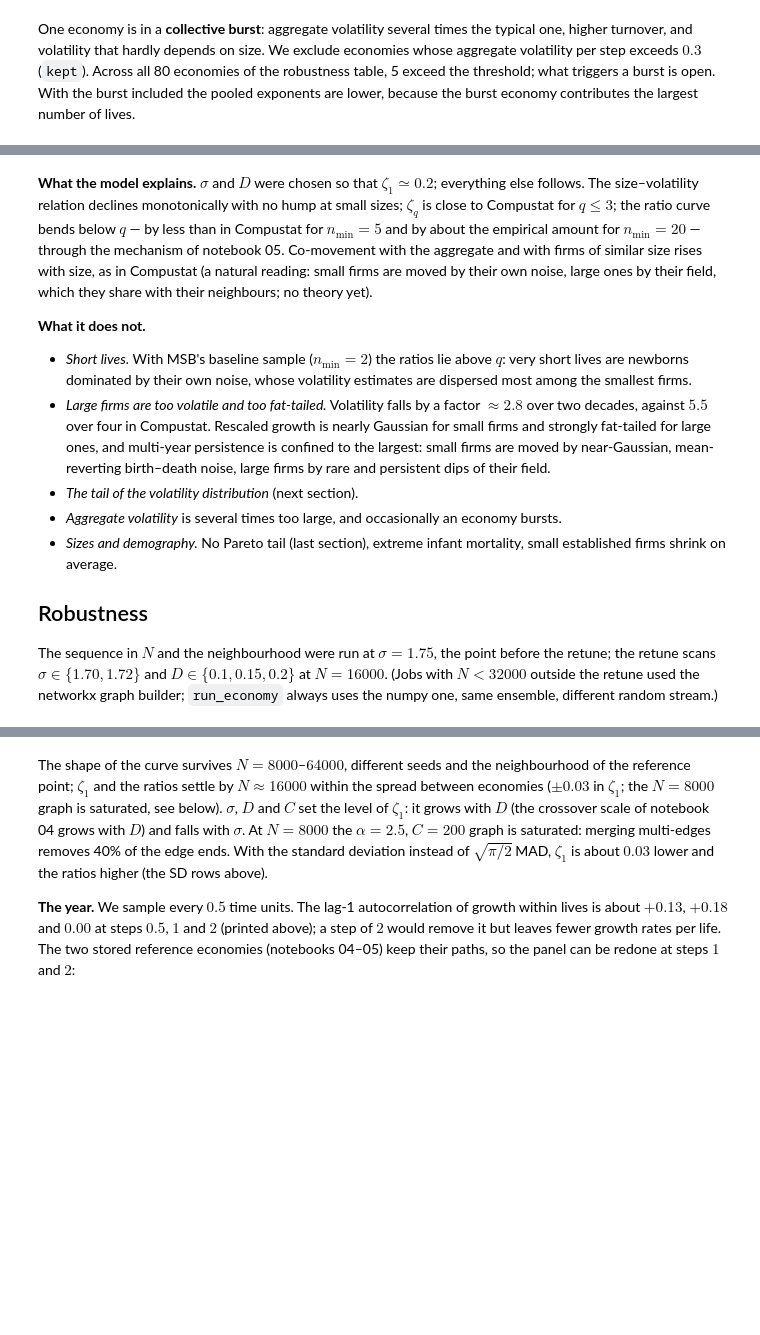
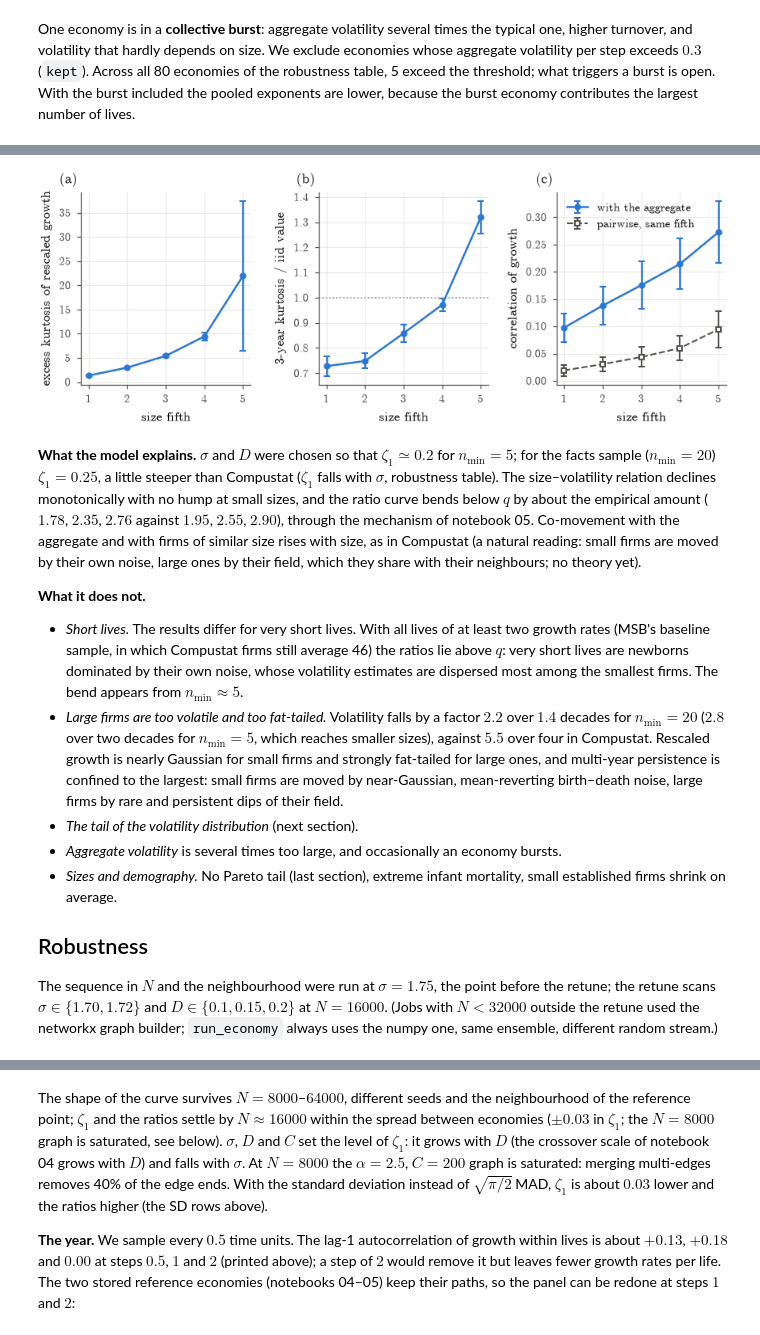
Before and after one commit to NotLudovico/dynamical-model-for-economics, a Jupyter notebook: notebooks/06_facts.ipynb, the cells around one changed output, grey strips where cells are left out. Drawn from its saved outputs; the diff is of its cells as text; code cells hidden in the pictures; blank space fills up the shorter version.

```diff
--- a/notebooks/06_facts.ipynb
+++ b/notebooks/06_facts.ipynb
@@ -329,15 +334,35 @@ plt.savefig(FIGURES / "demographic_prod.png", dpi=200)
+# %%
+f5 = np.arange(1, 6)
+fig, axs = plt.subplots(1, 3, figsize=(COL2, 2.1), gridspec_kw=dict(wspace=0.4))
+for ax, key, lab in ((axs[0], "kurt", "excess kurtosis of rescaled growth"),
+                     (axs[1], "persist", "3-year kurtosis / iid value"), (axs[2], "corr_agg", "correlation of growth")):
+    y = mean(key)[:, 1] if key == "persist" else mean(key)
+    e = sd(key)[:, 1] if key == "persist" else sd(key)
+    ax.errorbar(f5, y, e, fmt="o-", color=PAL["model"], ms=3, lw=1.2, capsize=2, label="with the aggregate" if key == "corr_agg" else None)
+    ax.set(xlabel="size fifth", ylabel=lab, xticks=f5)
+axs[1].axhline(1, color=PAL["faint"], lw=0.8, ls=":")
+axs[2].errorbar(f5, mean("corr_pair"), sd("corr_pair"), fmt="s--", color=PAL["muted"], ms=2.5, lw=1.0, capsize=2, mfc="white",
+                label="pairwise, same fifth")
+axs[2].legend(loc="upper left")
+for ax, l in zip(axs, "abc"):
+    tidy(ax)
+    panel(ax, l)
+# %% [output]
+[figure, added]
 # %% [markdown]
-**What the model explains.** $\sigma$ and $D$ were chosen so that $\zeta_1\simeq0.2$; everything else follows. The size–volatility
-relation declines monotonically with no hump at small sizes; $\zeta_q$ is close to Compustat for $q\le3$; the ratio curve bends below
-$q$ — by less than in Compustat for $n_{\min}=5$ and by about the empirical amount for $n_{\min}=20$ — through the mechanism of notebook 05.
+**What the model explains.** $\sigma$ and $D$ were chosen so that $\zeta_1\simeq0.2$ for $n_{\min}=5$; for the facts sample
+($n_{\min}=20$) $\zeta_1=0.25$, a little steeper than Compustat ($\zeta_1$ falls with $\sigma$, robustness table). The size–volatility
+relation declines monotonically with no hump at small sizes, and the ratio curve bends below $q$ by about the empirical amount
+($1.78$, $2.35$, $2.76$ against $1.95$, $2.55$, $2.90$), through the mechanism of notebook 05.
 Co-movement with the aggregate and with firms of similar size rises with size, as in Compustat (a natural reading: small firms are
 moved by their own noise, large ones by their field, which they share with their neighbours; no theory yet).
 
 **What it does not.**
-- *Short lives.* With MSB's baseline sample ($n_{\min}=2$) the ratios lie above $q$: very short lives are newborns dominated by their own
-  noise, whose volatility estimates are dispersed most among the smallest firms.
-- *Large firms are too volatile and too fat-tailed.* Volatility falls by a factor $\approx2.8$ over two decades, against $5.5$ over four in
-  Compustat. Rescaled growth is nearly Gaussian for small firms and strongly fat-tailed for large ones, and multi-year persistence is
+- *Short lives.* The results differ for very short lives. With all lives of at least two growth rates (MSB's baseline sample, in which
+  Compustat firms still average 46) the ratios lie above $q$: very short lives are newborns dominated by their own noise, whose
+  volatility estimates are dispersed most among the smallest firms. The bend appears from $n_{\min}\approx5$.
+- *Large firms are too volatile and too fat-tailed.* Volatility falls by a factor $2.2$ over $1.4$ decades for $n_{\min}=20$ ($2.8$ over two
+  decades for $n_{\min}=5$, which reaches smaller sizes), against $5.5$ over four in Compustat. Rescaled growth is nearly Gaussian for small firms and strongly fat-tailed for large ones, and multi-year persistence is
   confined to the largest: small firms are moved by near-Gaussian, mean-reverting birth–death noise, large firms by rare and persistent
   dips of their field.
 - *The tail of the volatility distribution* (next section).
```
Also changed, not shown: parts of 5 cells of this notebook, 19 other files.
